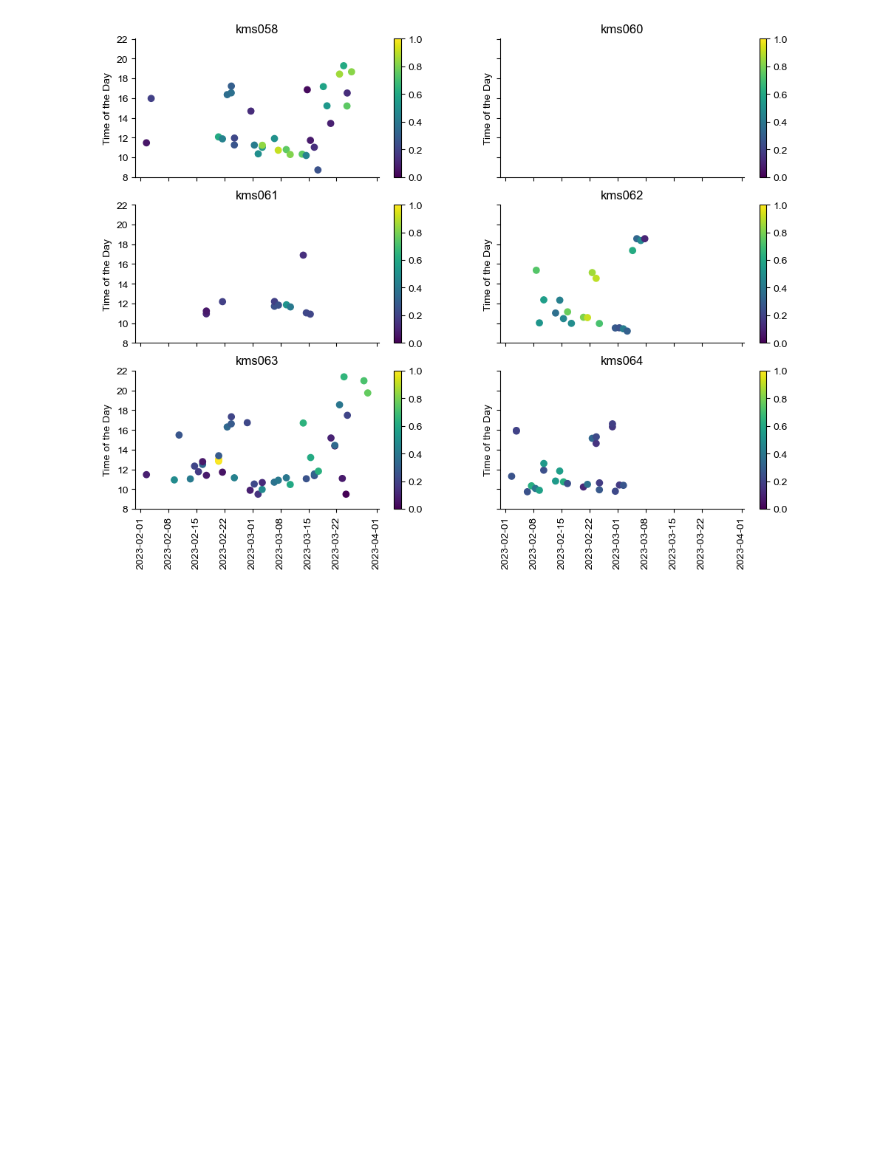
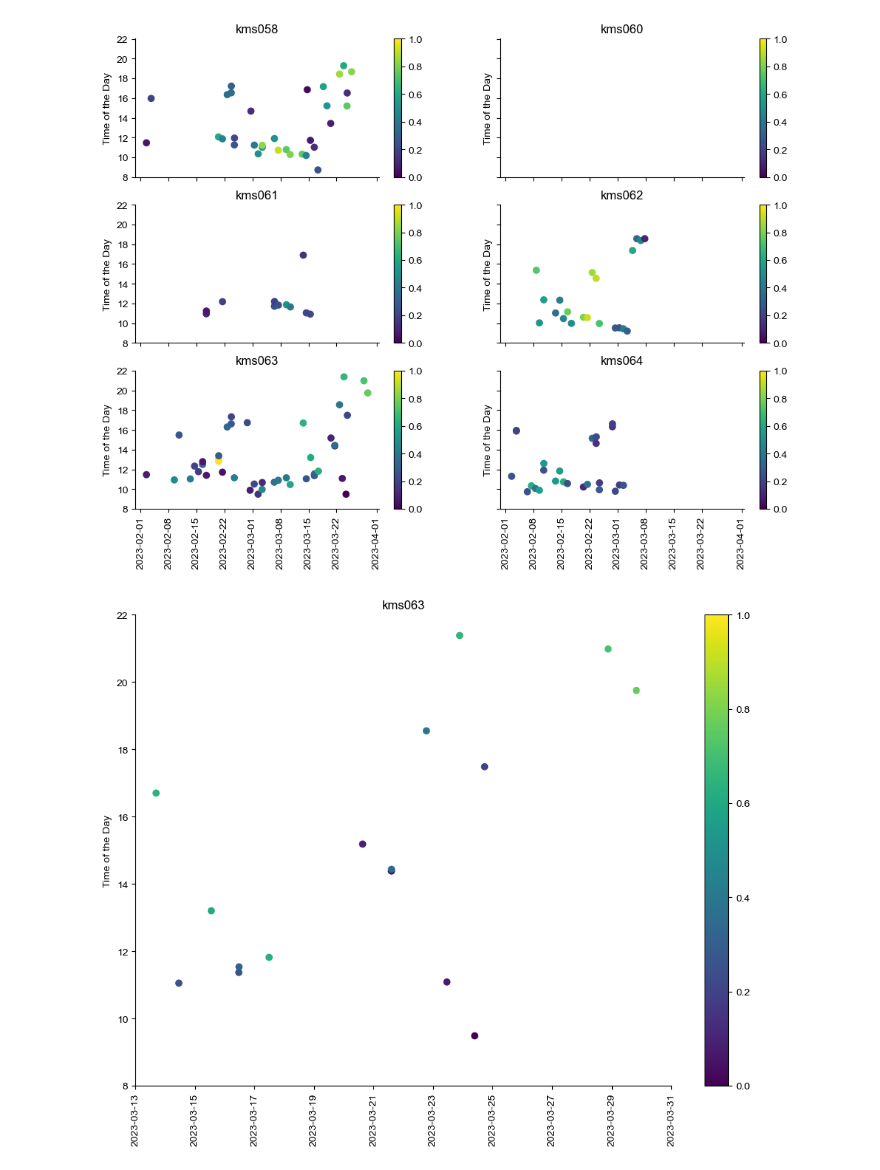
Before and after one commit to juliencarponcy/trialexp, a Jupyter notebook: notebooks/noncanonical/nb20230330_2158_learning_timeOfTheDay_kms058_64.ipynb, the cells around one changed output. Drawn from its saved outputs; the diff is of its cells as text; code cells hidden in the pictures; blank space fills up the shorter version.

```diff
--- a/notebooks/noncanonical/nb20230330_2158_learning_timeOfTheDay_kms058_64.ipynb
+++ b/notebooks/noncanonical/nb20230330_2158_learning_timeOfTheDay_kms058_64.ipynb
@@ -66,7 +66,7 @@ def get_date(text):
     return date_obj
 
 
-df_['datetime'] = df['filename'].apply(get_date)
+df['datetime'] = df['filename'].apply(get_date)
 
 df = df.sort_values(by='datetime', ascending=True)
 df.reset_index(drop=True, inplace=True)
@@ -236,3 +457,39 @@ plt.subplots_adjust(hspace=0.2)
 plt.show()
 # %% [output]
 [figure]
+# %%
+plt.rcParams['font.family'] = ['Arial']
+
+cm = 1/2.54  # centimeters in inches
+A4 = (29.7*cm, 21*cm)
+fig, ax = plt.subplots(1,1, sharex=True, sharey=True, figsize=A4)
+
+sbj = subject_ids[-2]
+
+df_ = df.loc[df['subject_id'] == sbj, :]
+
+sc = ax.scatter(df_.start_date,   [
+    t.hour + t.minute / 60.0 for t in df_.start_tod], c=df_.success_rate, cmap='viridis', vmin=0, vmax=1)
+# ax_flat[sbj_idx].set_xlabel('Date')
+ax.set_ylabel('Time of the Day')
+
+# Add a title and legend
+ax.set_title(sbj)
+# ax_flat[sbj_idx].legend(['Intervals'], loc='upper left')
+# ax2.legend(['Session success rates'], loc='upper right')
+
+ax.spines['top'].set_visible(False)
+ax.spines['right'].set_visible(False)
+
+ax.set_xlim(datetime.strptime('2023-03-13', '%Y-%m-%d'), datetime.strptime('2023-03-31', '%Y-%m-%d'))
+
+for label in ax.get_xticklabels():
+    label.set_rotation(90)
+
+plt.colorbar(sc)
+
+ax.set_yticks([8, 10, 12, 14, 16, 18, 20, 22])
+plt.subplots_adjust(hspace=0.2)
+plt.show()
+# %% [output]
+[figure, added]
```
Also changed, not shown: parts of 1 cell of this notebook, 2 other files.
